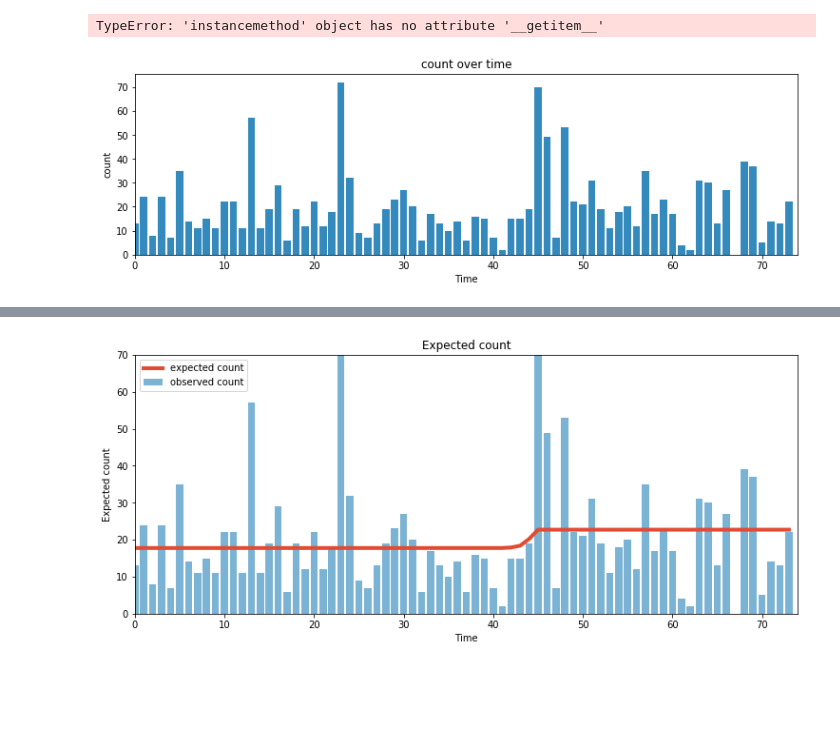
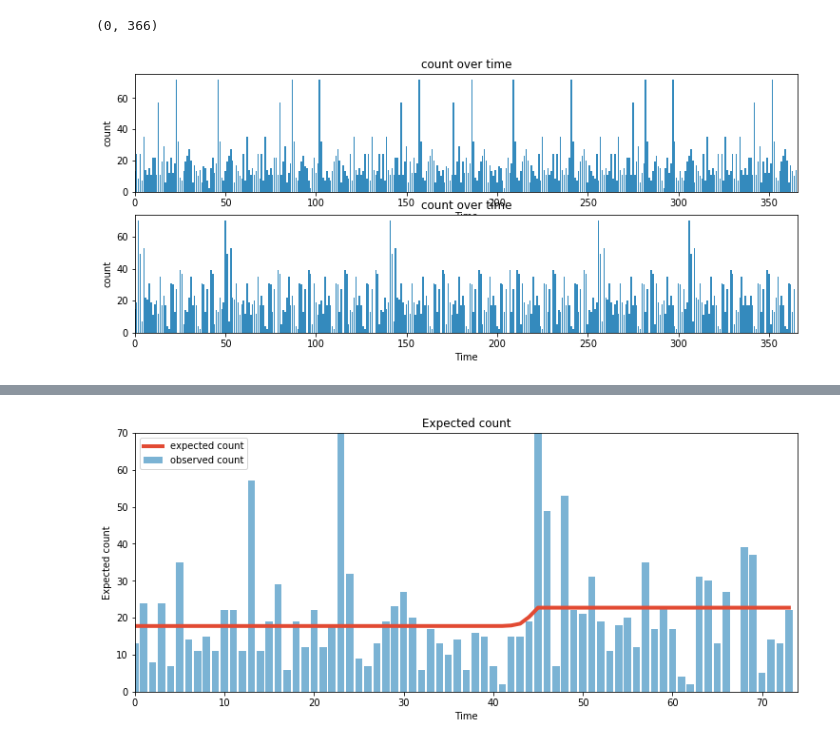
Before and after one commit to zaidtashman/ab-test, a Jupyter notebook: ab-testing.ipynb, the cells around one changed output, grey strips where cells are left out. Drawn from its saved outputs; the diff is of its cells as text; code cells hidden in the pictures; blank space fills up the shorter version.

```diff
--- a/ab-testing.ipynb
+++ b/ab-testing.ipynb
@@ -52,13 +21,25 @@ n_count_data = len(count_data)
-# %%
-pd.DataFrame(count_data).take
-# %% [output]
-TypeError: 'instancemethod' object has no attribute '__getitem__'
+# %%
+count_data_a = np.array(data['a_count'])
+count_data_b = np.array(data['b_count'])
+count_data = np.concatenate((count_data_a,count_data_b))
+time = np.array(data['time'])
+n_count_data = len(time)
 # %%
-figsize(12.5, 3.5)
-plt.bar(np.arange(n_count_data), count_data, color="#348ABD")
+figsize(12.5, 5)
+
+ax = plt.subplot(211)
+plt.bar(np.arange(n_count_data), count_data_a, color="#348ABD")
 plt.xlabel("Time")
 plt.ylabel("count")
 plt.title("count over time")
-plt.xlim(0, n_count_data);
+plt.xlim(0, n_count_data)
+
+ax = plt.subplot(212)
+plt.bar(np.arange(n_count_data), count_data_b, color="#348ABD")
+plt.xlabel("Time")
+plt.ylabel("count")
+plt.title("count over time")
+plt.xlim(0, n_count_data)
 # %% [output]
+(0, 366)
-[figure, old version]
+[figure, new version]
```
Also changed, not shown: parts of 13 cells of this notebook, 1 other file.
